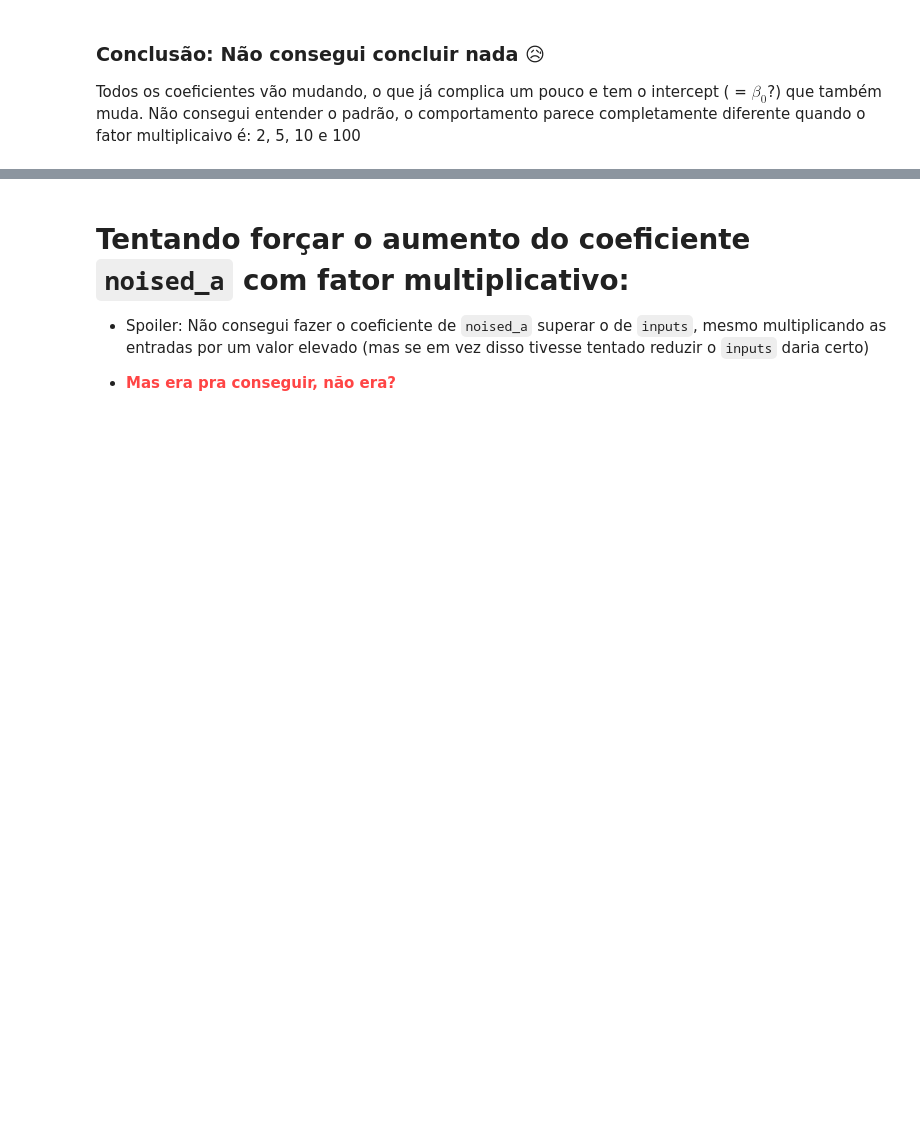
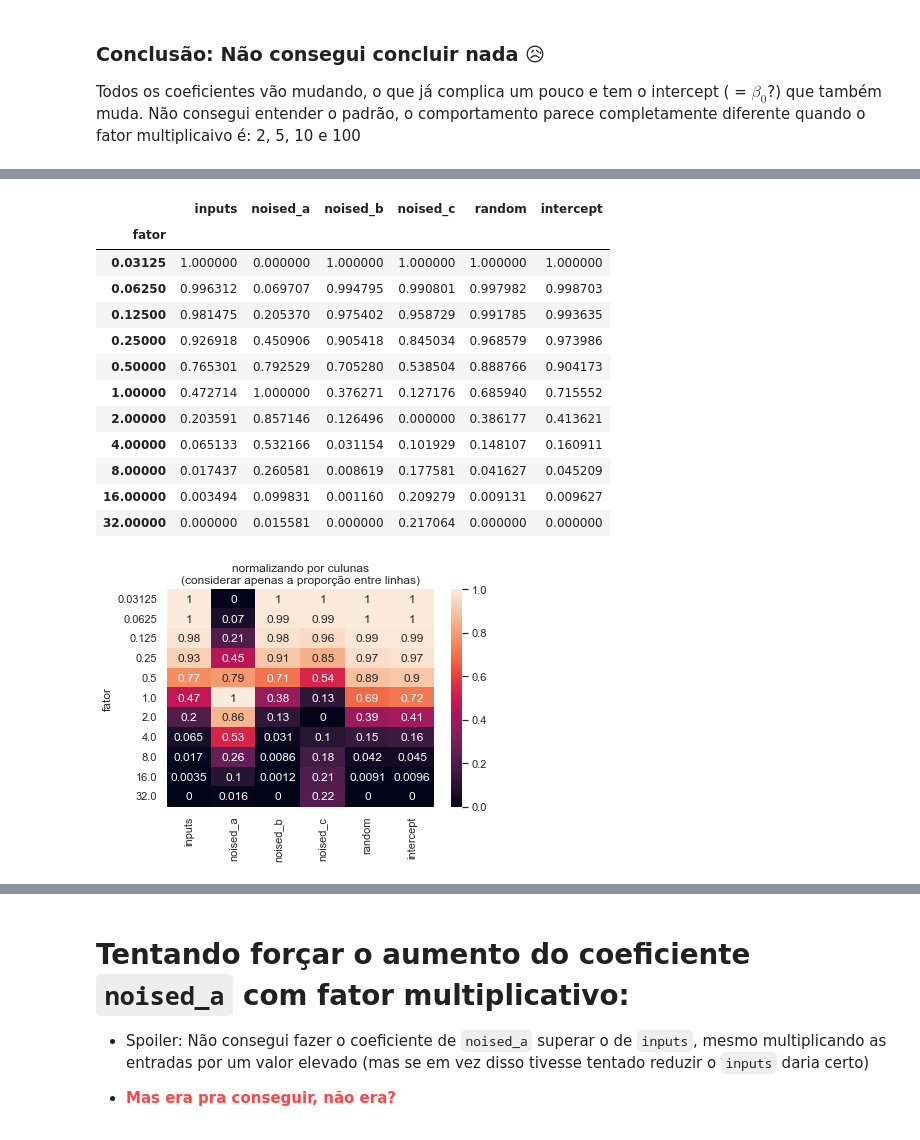
Before and after one commit to lmkawakami/misc-notebooks, a Jupyter notebook: 02_regressao_logistica/testando_coeficientes.ipynb, the cells around one changed output, grey strips where cells are left out. Saved outputs shown, nothing was run; the diff lists cells and outputs as text; code cells hidden in the pictures; blank space fills up the shorter version.

```diff
--- a/02_regressao_logistica/testando_coeficientes.ipynb
+++ b/02_regressao_logistica/testando_coeficientes.ipynb
@@ -162,0 +218,33 @@ Todos os coeficientes vão mudando, o que já complica um pouco e tem o intercep
+# %%
+def normalize(max,min):
+  def func(val):
+    if max==min:
+      return val
+    return (val-min)/(max-min)
+  return func
+# %%
+factors_df_norm = factors_df.copy()
+for col in factors_df_norm:
+  max = factors_df_norm[col].max()
+  min = factors_df_norm[col].min()
+  factors_df_norm[col] = factors_df_norm[col].map(normalize(max,min))
+
+ax = sns.heatmap(factors_df_norm, annot=True)
+ax.set_title('normalizando por culunas\n(considerar apenas a proporção entre linhas)')
+
+factors_df_norm
+# %% [output]
+|  | inputs | noised_a | noised_b | noised_c | random | intercept |
+| fator |  |  |  |  |  |  |
+| 0.03125 | 1.000000 | 0.000000 | 1.000000 | 1.000000 | 1.000000 | 1.000000 |
+| 0.06250 | 0.996312 | 0.069707 | 0.994795 | 0.990801 | 0.997982 | 0.998703 |
+| 0.12500 | 0.981475 | 0.205370 | 0.975402 | 0.958729 | 0.991785 | 0.993635 |
+| 0.25000 | 0.926918 | 0.450906 | 0.905418 | 0.845034 | 0.968579 | 0.973986 |
+| 0.50000 | 0.765301 | 0.792529 | 0.705280 | 0.538504 | 0.888766 | 0.904173 |
+| 1.00000 | 0.472714 | 1.000000 | 0.376271 | 0.127176 | 0.685940 | 0.715552 |
+| 2.00000 | 0.203591 | 0.857146 | 0.126496 | 0.000000 | 0.386177 | 0.413621 |
+| 4.00000 | 0.065133 | 0.532166 | 0.031154 | 0.101929 | 0.148107 | 0.160911 |
+| 8.00000 | 0.017437 | 0.260581 | 0.008619 | 0.177581 | 0.041627 | 0.045209 |
+| 16.00000 | 0.003494 | 0.099831 | 0.001160 | 0.209279 | 0.009131 | 0.009627 |
+| 32.00000 | 0.000000 | 0.015581 | 0.000000 | 0.217064 | 0.000000 | 0.000000 |
+[figure, added]
```
Also changed, not shown: parts of 16 cells of this notebook, 1 other file.
